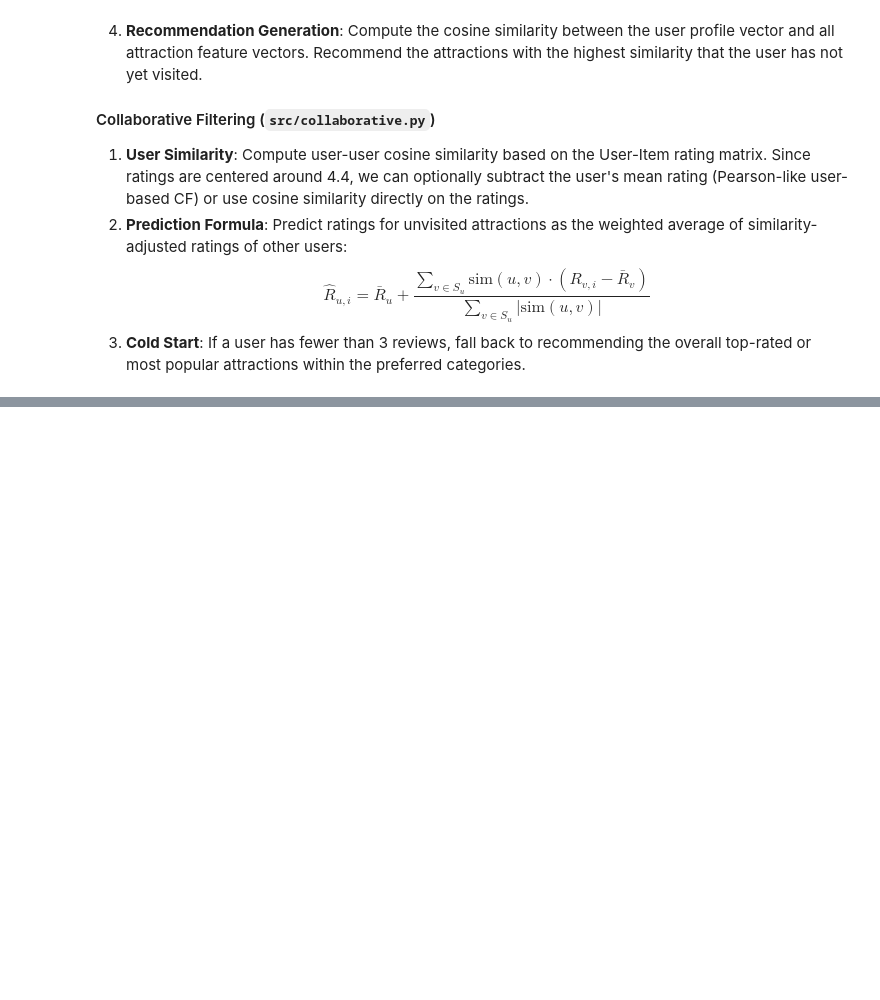
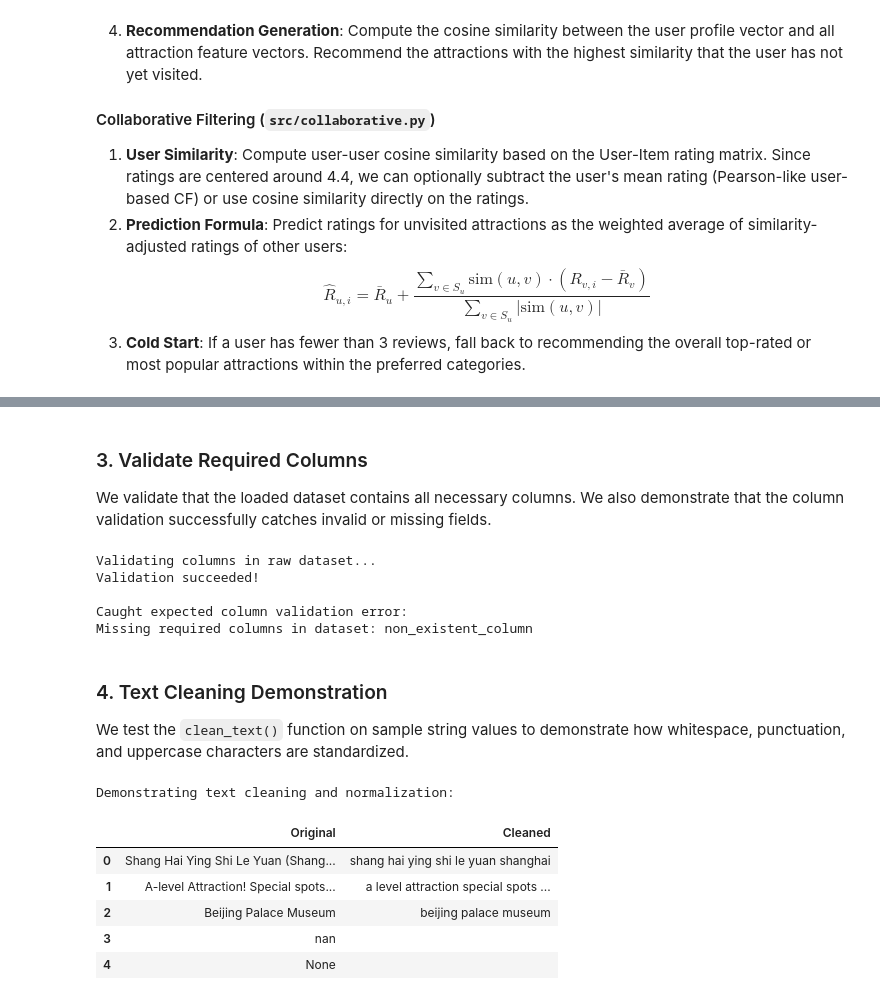
Before and after one commit to ss3-3/travel-recommender, a Jupyter notebook: notebooks/01_preprocessing_analysis.ipynb, the cells around one changed output, grey strips where cells are left out. Drawn from its saved outputs; the diff is of its cells as text; code cells hidden in the pictures; blank space fills up the shorter version.

```diff
--- a/notebooks/01_eda.ipynb
+++ b/notebooks/01_preprocessing_analysis.ipynb
@@ -448,0 +534,58 @@ Based on our EDA, we formulate the following design decisions:
+# %% [markdown]
+### 3. Validate Required Columns
+We validate that the loaded dataset contains all necessary columns. We also demonstrate that the column validation successfully catches invalid or missing fields.
+# %%
+required_columns = [
+    "attraction_name",
+    "attraction_category",
+    "attraction_level",
+    "city",
+    "province",
+    "ticket_price",
+    "main_spots",
+    "tourist_id",
+    "rating"
+]
+
+print("Validating columns in raw dataset...")
+validate_columns(raw_df, required_columns)
+print("Validation succeeded!")
+
+# Demonstrate validation failure for invalid columns
+try:
+    validate_columns(raw_df, ["non_existent_column"])
+except ValueError as e:
+    print(f"\nCaught expected column validation error:\n{e}")
+# %% [output]
+Validating columns in raw dataset...
+Validation succeeded!
+
+Caught expected column validation error:
+Missing required columns in dataset: non_existent_column
+# %% [markdown]
+### 4. Text Cleaning Demonstration
+We test the `clean_text()` function on sample string values to demonstrate how whitespace, punctuation, and uppercase characters are standardized.
+# %%
+print("Demonstrating text cleaning and normalization:")
+test_cases = [
+    "Shang Hai Ying Shi Le Yuan (Shanghai)",
+    "A-level Attraction! Special spots & characters...",
+    "   Beijing Palace Museum   ",
+    np.nan,
+    None
+]
+results = []
+for case in test_cases:
+    results.append({
+        "Original": str(case),
+        "Cleaned": clean_text(case)
+    })
+display(pd.DataFrame(results))
+# %% [output]
+Demonstrating text cleaning and normalization:
+|  | Original | Cleaned |
+| 0 | Shang Hai Ying Shi Le Yuan (Shang... | shang hai ying shi le yuan shanghai |
+| 1 | A-level Attraction! Special spots... | a level attraction special spots ... |
+| 2 | Beijing Palace Museum | beijing palace museum |
+| 3 | nan |  |
+| 4 | None |  |
```
Also changed, not shown: parts of 13 cells of this notebook, 27 other files.
